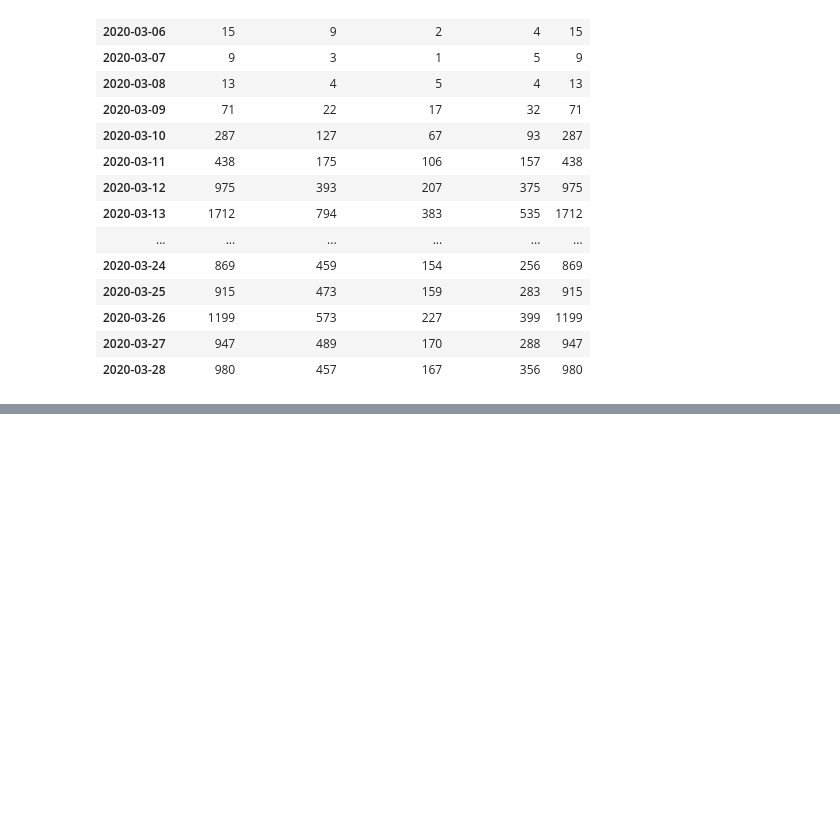
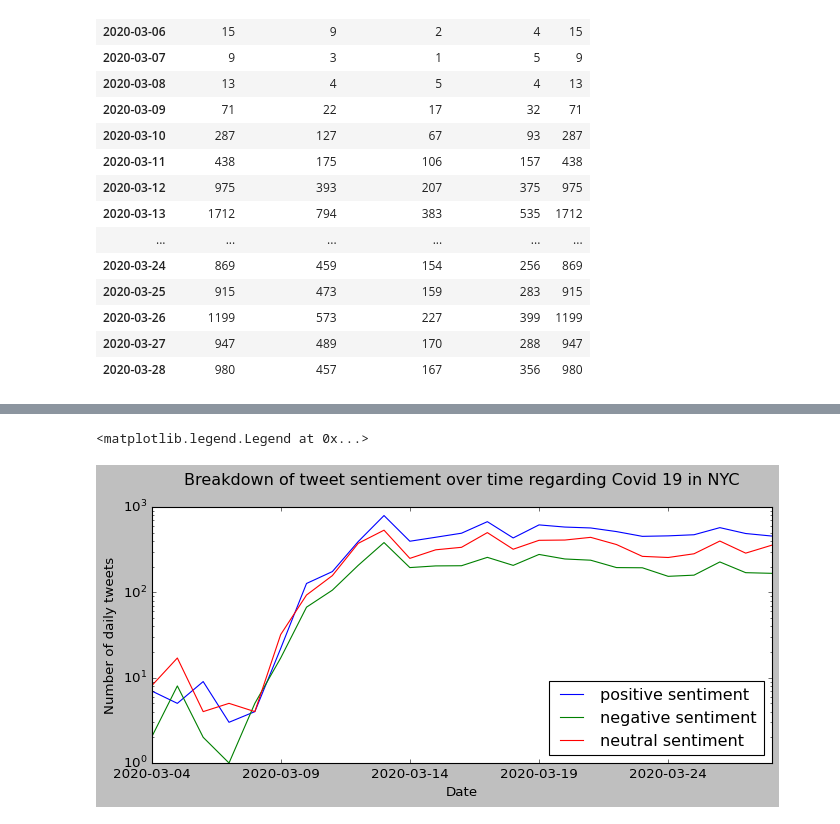
Before and after one commit to armandordorica/Twitter_Sentiment_Analysis, a Jupyter notebook: Covid19_NYC_ARIMA.ipynb, the cells around one changed output, grey strips where cells are left out. Drawn from its saved outputs; the diff is of its cells as text; code cells hidden in the pictures; blank space fills up the shorter version.

```diff
--- a/Covid19_NYC_ARIMA.ipynb
+++ b/Covid19_NYC_ARIMA.ipynb
@@ -775,0 +847,15 @@ df3
+# %%
+plt.figure(figsize = (10,4))
+
+plt.yscale("log")
+plt.plot(merged_df['positive tweets'].index, merged_df['positive tweets'], label="positive sentiment")
+plt.plot(merged_df['positive tweets'].index, merged_df['negative tweets'], label='negative sentiment')
+plt.plot(merged_df['positive tweets'].index, merged_df['neutral tweets'], label='neutral sentiment')
+plt.xticks(x_ticks_twitter)
+plt.title("Breakdown of tweet sentiement over time regarding Covid 19 in NYC", pad =20)
+plt.ylabel("Number of daily tweets")
+plt.xlabel("Date")
+plt.legend(loc = 'lower right')
+# %% [output]
+<matplotlib.legend.Legend at 0x...>
+[figure, added]
```
Also changed, not shown: parts of 44 cells of this notebook.
